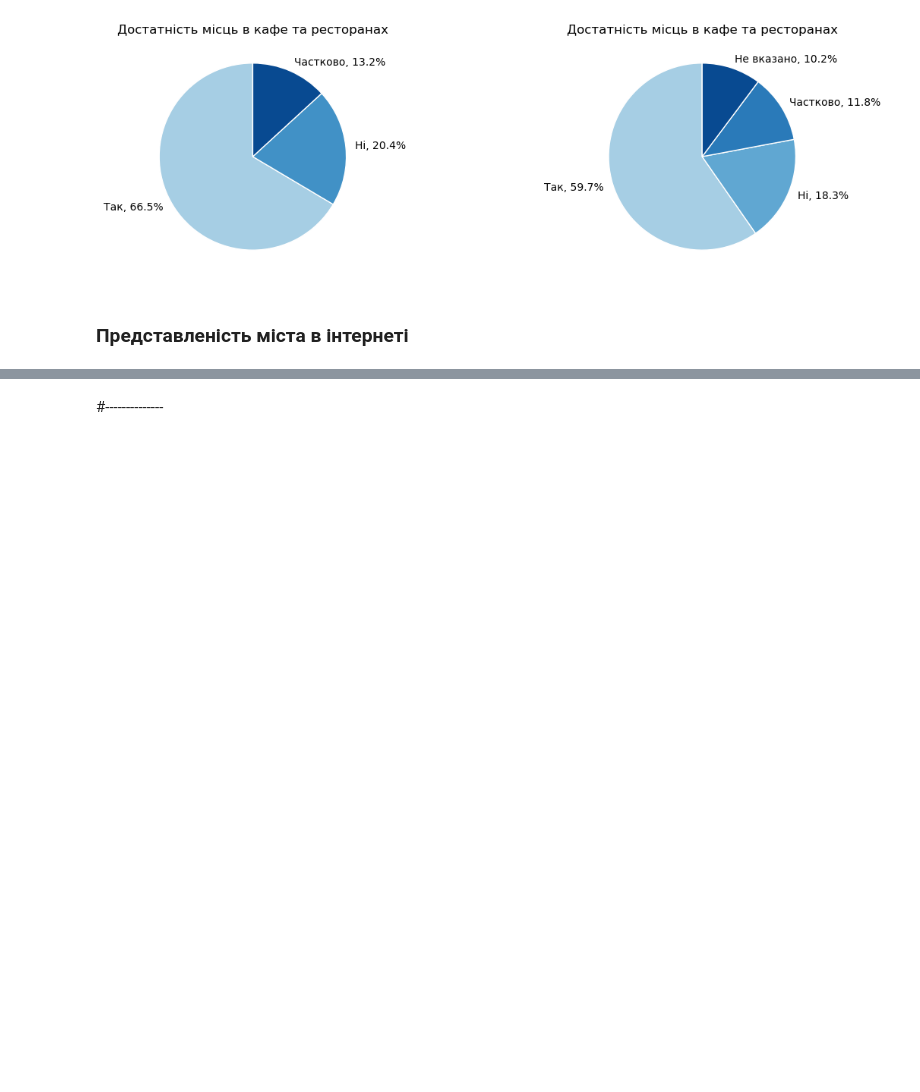
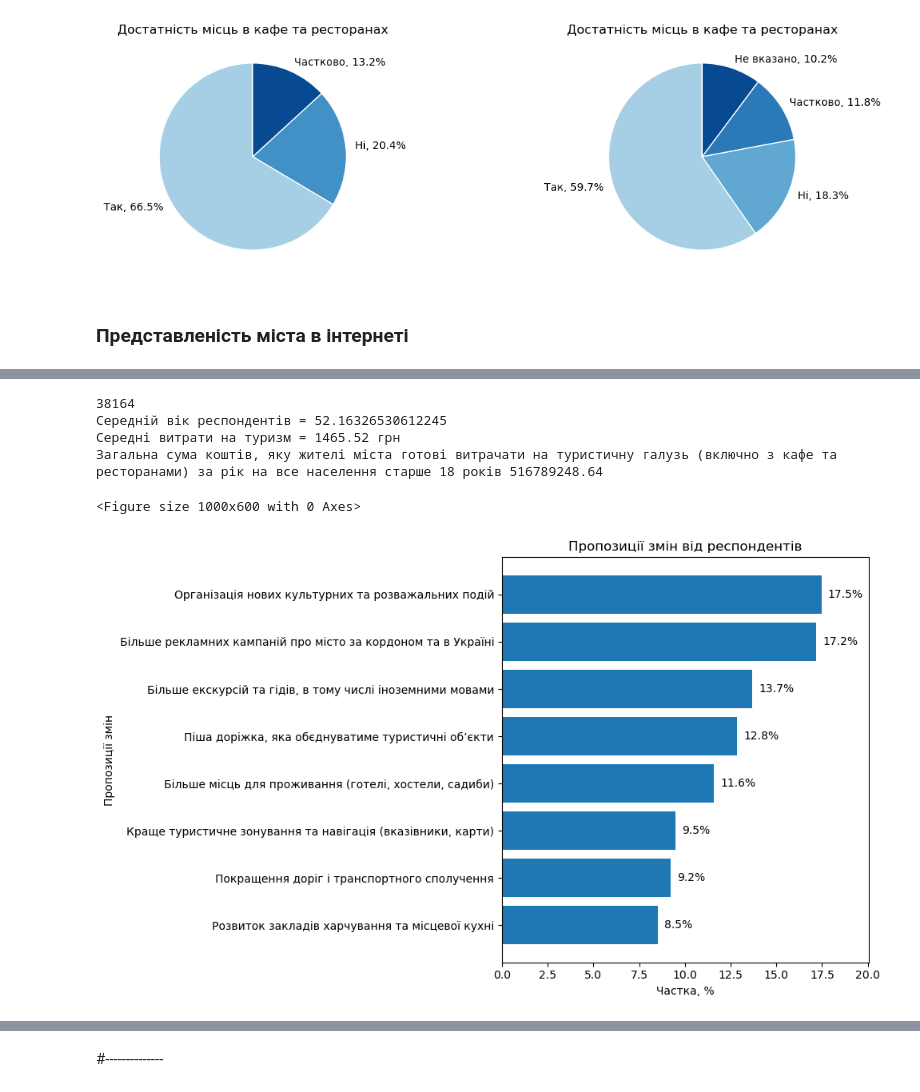
Before and after one commit to kucheriavii/volodymyr-tourism-survey, a Jupyter notebook: create_dataframe.ipynb, the cells around one changed output, grey strips where cells are left out. Cells and saved outputs as stored; diff of their text form; code cells hidden in the pictures; blank space fills up the shorter version.

```diff
--- a/create_dataframe.ipynb
+++ b/create_dataframe.ipynb
@@ -365,0 +360,65 @@ radical(internet_rep, show_nan=True, title="Достатність місць в
+# %%
+# print(df_total.columns)
+mean_age = df_total['_age'].mean()
+spends = df_total["spends_to_tourism"].mean()
+population_of_city = 1
+population_above_18 = 3640+3229+8495+7534+3439+3049
+population_under_18 = 1011+897+2428+2152+1214+1076
+print(population_above_18+population_under_18)
+
+print(f"Середній вік респондентів = {mean_age}")
+print(f"Середні витрати на туризм = {round(spends,2)} грн")
+print(f"Загальна сума коштів, яку жителі міста готові витрачати на туристичну галузь (включно з кафе та ресторанами) за рік на все населення старше 18 років {population_above_18*round(spends,2)*12}")
+# %% [output]
+38164
+Середній вік респондентів = 52.16326530612245
+Середні витрати на туризм = 1465.52 грн
+Загальна сума коштів, яку жителі міста готові витрачати на туристичну галузь (включно з кафе та ресторанами) за рік на все населення старше 18 років 516789248.64
+# %%
+def Bar(series, title="Title", strip_prefix="_key_changes_", decimals=1):
+    # 1) Приводимо до Series і чистимо
+    s = pd.Series(series).dropna()
+    if strip_prefix:
+        s.index = s.index.str.replace(rf"^{strip_prefix}", "", regex=True)
+
+    # 2) Сортуємо для читабельності
+    s = s.sort_values(ascending=True)
+
+    # 3) У відсотки
+    total = s.sum()
+    if total == 0:
+        print("Немає даних для відображення.")
+        return
+    perc = s / total * 100
+
+    # 4) Графік
+    fig, ax = plt.subplots(figsize=(10, 6))
+    bars = ax.barh(perc.index, perc.values)   # без явних кольорів
+
+    ax.set_xlabel("Частка, %")
+    ax.set_ylabel("Пропозиції змін")
+    ax.set_title(title)
+
+    # Трохи запасу праворуч
+    max_val = perc.max()
+    ax.set_xlim(0, max_val * 1.15)
+
+    # 5) Підписи на стовпчиках
+    for patch, val in zip(bars, perc.values):
+        x = patch.get_width()
+        y = patch.get_y() + patch.get_height() / 2
+        ax.text(x + max_val * 0.02, y, f"{val:.{decimals}f}%", va="center")
+
+    plt.tight_layout()
+    plt.show()
+# %%
+df_key = df_total.loc[:, df_total.columns.str.contains(r"_key_changes_")]
+s = pd.Series(df_key.sum())
+s.index = s.index.str.replace(r"^_key_changes_", "", regex=True)
+s = s.sort_values(ascending=True)
+
+plt.figure(figsize=(10, 6))
+Bar(s, "Пропозиції змін від респондентів")
+# %% [output]
+<Figure size 1000x600 with 0 Axes>
+[figure, added]
```
Also changed, not shown: parts of 3 cells of this notebook, 1 other file.
